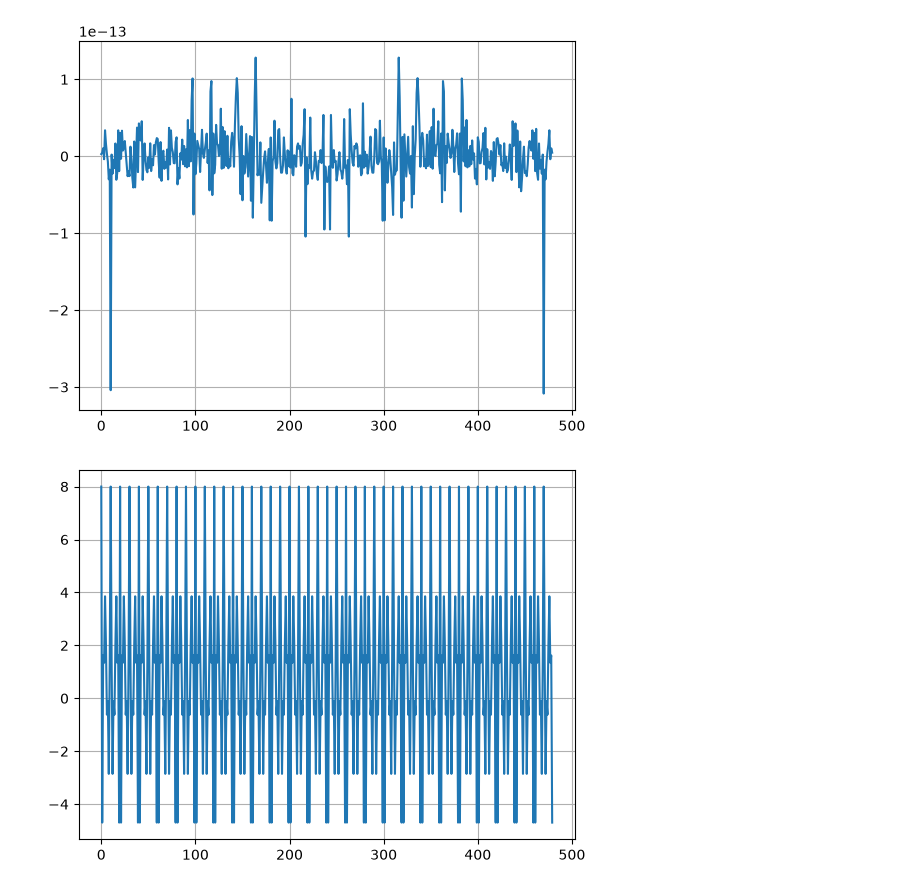
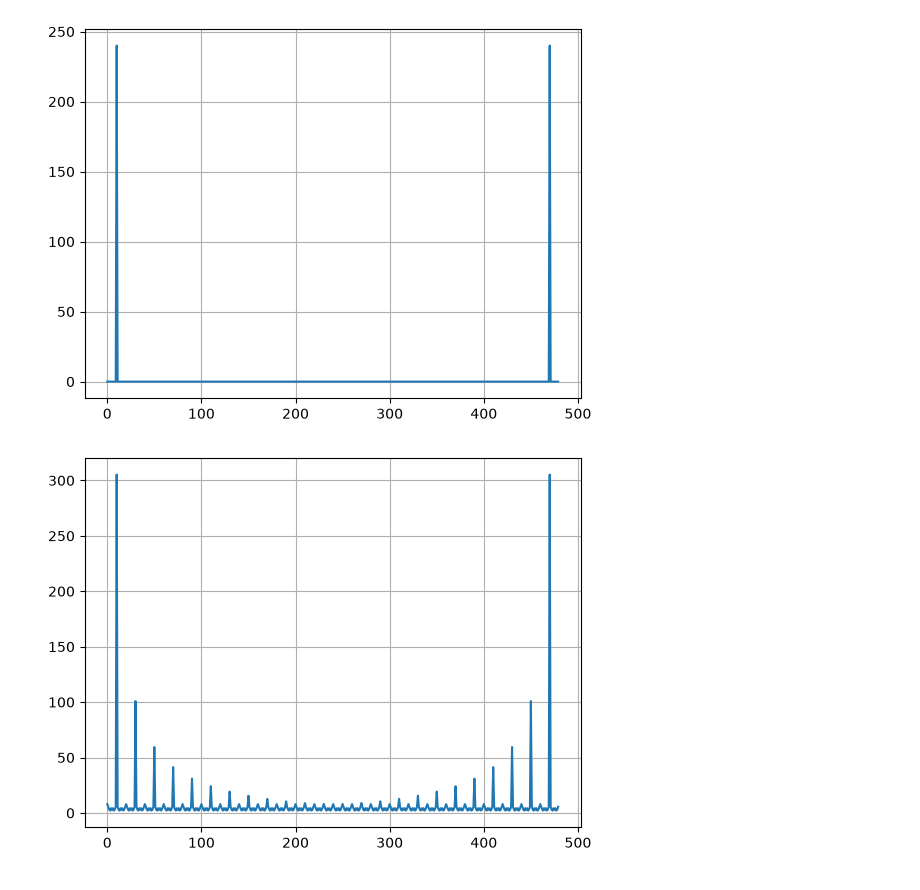
Before and after one commit to acsiuc/software-for-image-sound-processing, a Jupyter notebook: laboratory-2/exercise-4.ipynb, the cells around one changed output. Cells and saved outputs as stored; diff of their text form; code cells hidden in the pictures.

Commit message:
lab2-exercise4: fix the FFTs of sine and square, they were complex and the plot was wrong

```diff
--- a/laboratory-2/exercise-4.ipynb
+++ b/laboratory-2/exercise-4.ipynb
@@ -16,22 +16,22 @@ def gen_sinus(f0, fs, no_esant):
 sinusoidal_signal = gen_sinus(f0, fs, no_esant)
 fft_sinus = np.fft.fft(sinusoidal_signal)
 
-plt.plot(fft_sinus)
+plt.plot(np.abs(fft_sinus))
 plt.grid()
 plt.show()
 # %% [output]
-[figure, old version]
+[figure, new version]
 # %%
 def gen_rectangular(f0, fs, no_esant):
     t = np.arange(no_esant)/fs
     rectangular = signal.square(2*np.pi*f0*t)
 
     return rectangular
 
 rectangular_signal = gen_rectangular(f0, fs, no_esant)
 fft_rectangular = np.fft.fft(rectangular_signal)
-plt.plot(fft_rectangular)
+plt.plot(np.abs(fft_rectangular))
 plt.grid()
 plt.show()
 # %% [output]
-[figure, old version]
+[figure, new version]
```
